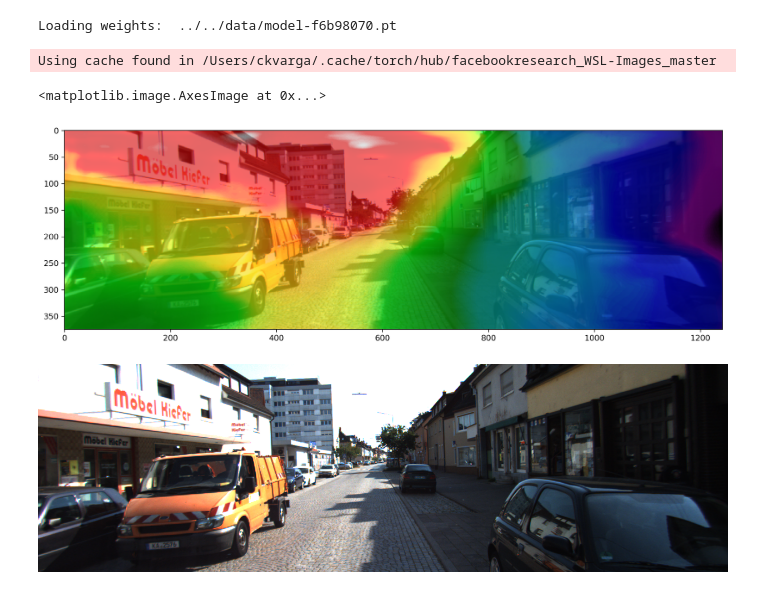
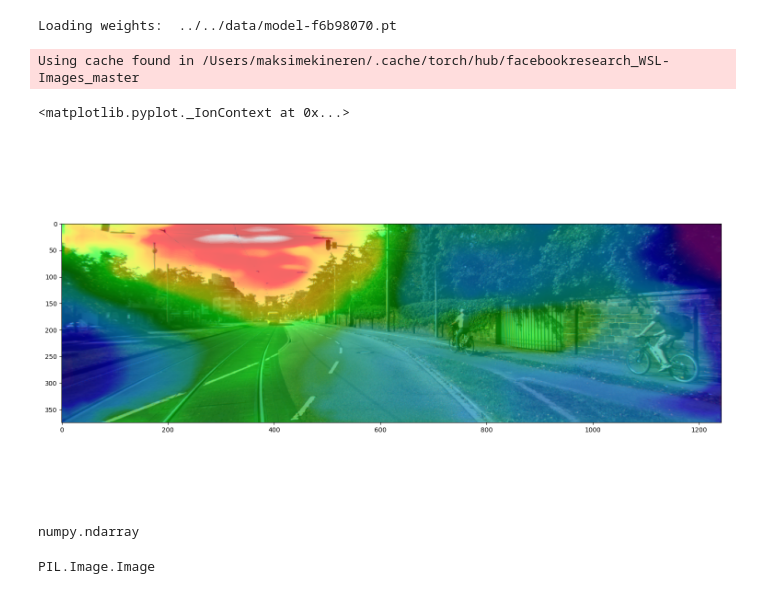
Before and after one commit to MaksimEkin/pyCarDisplay, a Jupyter notebook: examples/example_depth_detection.ipynb, the cells around one changed output. Drawn from its saved outputs; the diff is of its cells as text; code cells hidden in the pictures.

Commit message:
Adding the heatmap for the depth detection.

```diff
--- a/examples/example_depth_detection.ipynb
+++ b/examples/example_depth_detection.ipynb
@@ -124,29 +124,49 @@ def run(pil_image, output_path, model_path, model_type="large", optimize=True):
     #print("finished")
     return prediction
 # %%
-img_file = '../../data/0000000005.png'
+img_file = '../../data/2011_09_26/2011_09_26_drive_0002_sync/image_02/data/0000000005.png'
 image = run(pil_image=Image.open(img_file), model_type='large', model_path='../../data/model-f6b98070.pt', optimize=
             False, output_path='output')
 # %% [output]
 Loading weights:  ../../data/model-f6b98070.pt
-Using cache found in /Users/ckvarga/.cache/torch/hub/facebookresearch_WSL-Images_master
+Using cache found in /Users/maksimekineren/.cache/torch/hub/facebookresearch_WSL-Images_master
 # %%
 %matplotlib inline
 import matplotlib.pyplot as plt
 import matplotlib.image as mpimg
 from IPython.display import Image
 #plt.figure(figsize=(15,8),dpi=300)
+plt.ioff()
 img = plt.imread(img_file)
-fig, ax = plt.subplots(figsize=(15,8),dpi=300)
-ax.imshow(img)
-ax.imshow(image,alpha=0.6, cmap='nipy_spectral')
-#imgplot = plt.imshow(image)#np.log2(image))
-#imgplot.set_cmap('nipy_spectral')
-#plt.colorbar()
+fig, ax = plt.subplots(figsize=(15,8),dpi=100)
+figure = ax.imshow(img)
+figure = ax.imshow(image,alpha=0.6, cmap='nipy_spectral')
+plt.tight_layout()
+plt.ion()
 # %% [output]
-<matplotlib.image.AxesImage at 0x...>
+<matplotlib.pyplot._IonContext at 0x...>
-[figure, removed]
-# %%
-Image(filename=img_file)
-# %% [output]
-[figure, removed]
+# %%
+import io
+from PIL import Image
+
+def buffer_plot_and_get(fig_):
+    buf = io.BytesIO()
+    fig_.savefig(buf)
+    buf.seek(0)
+    return Image.open(buf)
+# %%
+a = buffer_plot_and_get(fig)
+# %%
+a = np.array(a)
+b = Image.fromarray(a)
+b
+# %% [output]
+[figure, added]
+# %%
+type(a)
+# %% [output]
+numpy.ndarray
+# %%
+type(b)
+# %% [output]
+PIL.Image.Image
```
Also changed, not shown: parts of 1 cell of this notebook, 28 other files.
